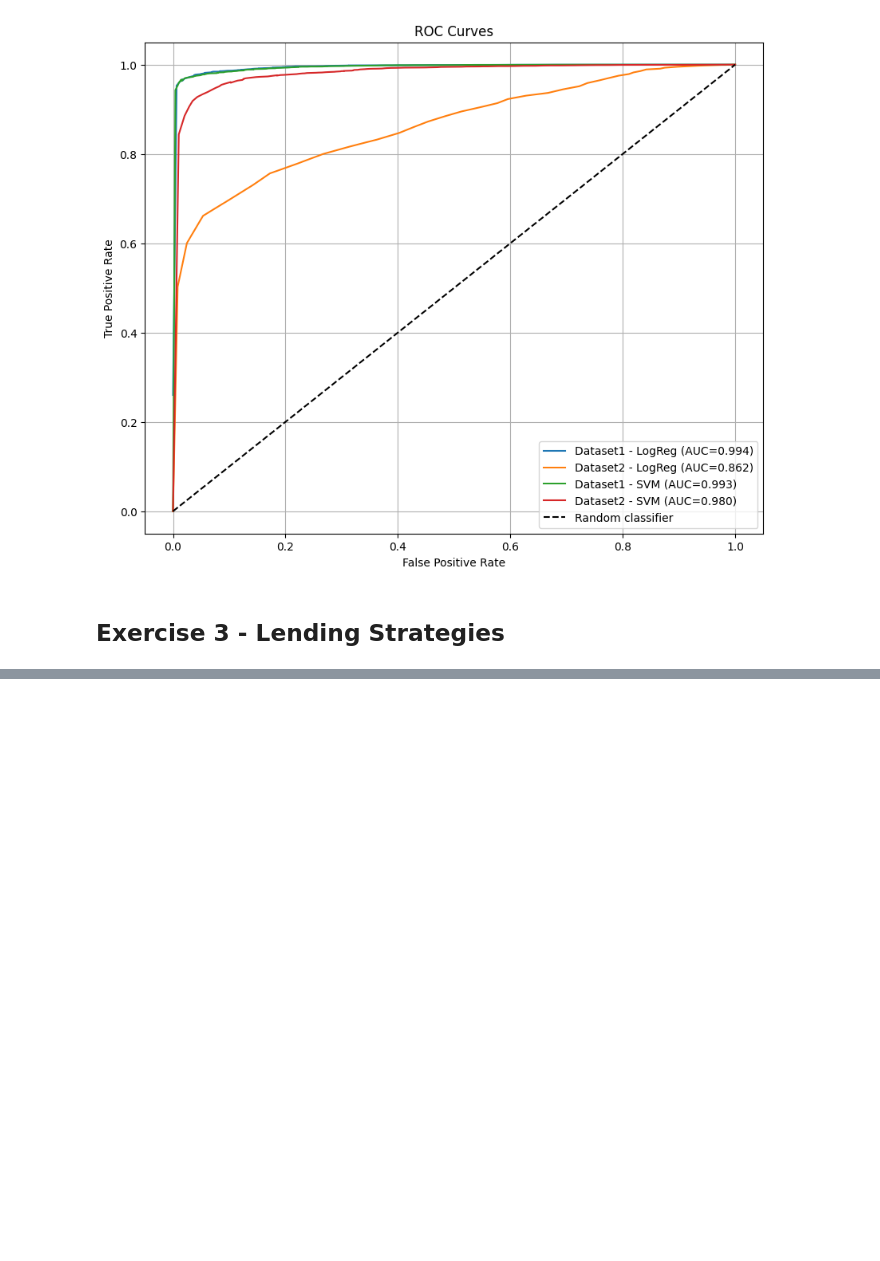
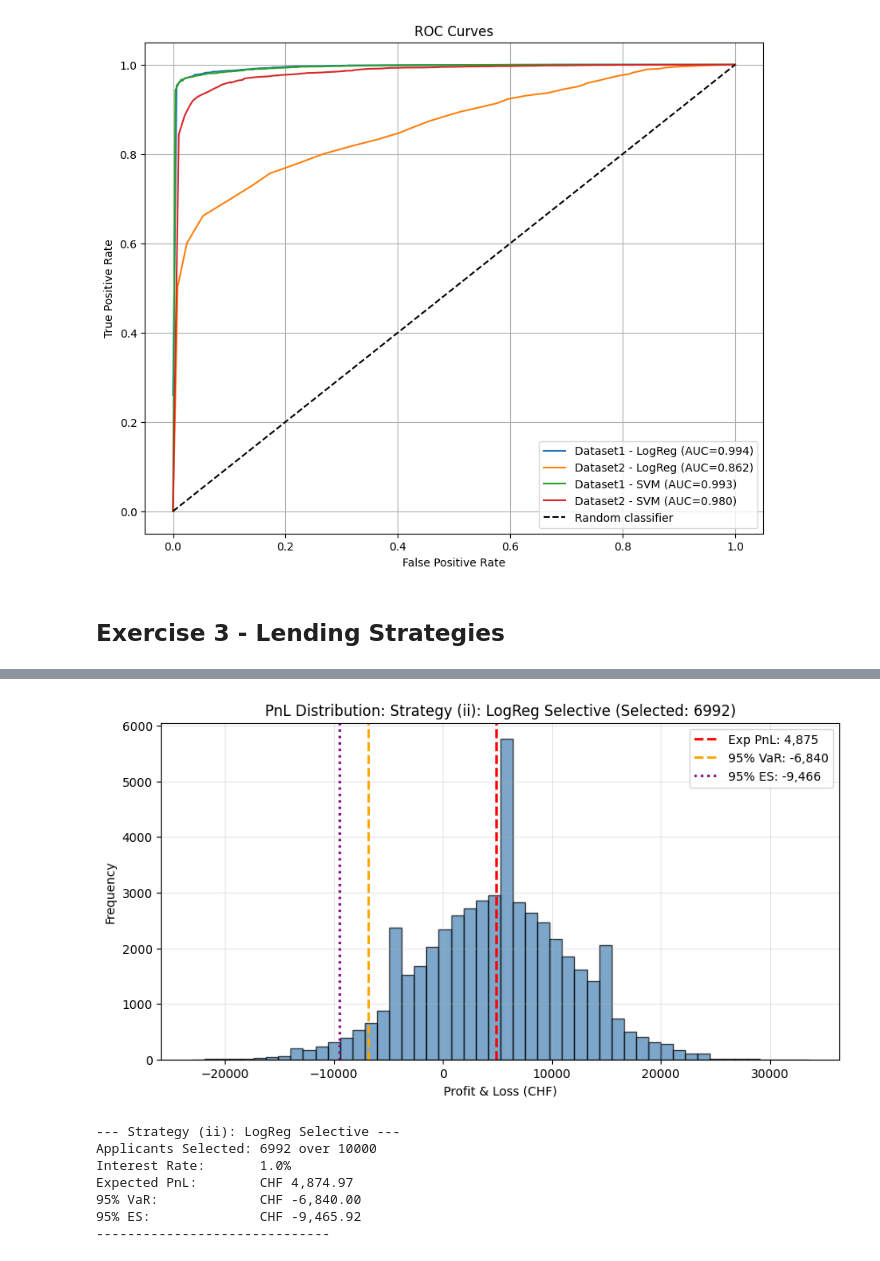
Before and after one commit to matthias-wyss/credit-risk-modeling, a Jupyter notebook: analysis.ipynb, the cells around one changed output, grey strips where cells are left out. Cells and saved outputs as stored; diff of their text form; code cells hidden in the pictures; blank space fills up the shorter version.

```diff
--- a/analysis.ipynb
+++ b/analysis.ipynb
@@ -305,34 +404,16 @@ plt.show()
 # %%
-# Exercise 3.
-
-# Set model parameters and define matrix D
-
-
-# Scenario 1:
-# Define Portfolio and possible outcomes for this portfolio using matrix D
-
-
+# Scenario 2: Lend selectively (LogReg >= 95%) at 1% interest
+# Define Portfolio and possible outcomes using the matrix D and the predicted default probabilities from the logistic regression model
 # Plot the histogram of profits and losses
-
-
 # Calculate expected profit and losses, compute 95%-VaR and 95%-ES
-
-
-# Scenario 2:
-# Define Portfolio and possible outcomes using the matrix D and the predicted default probabilities from the logistic regression model
-
-
-# Plot the histogram of profits and losses
-
-
-# Calculate expected profit and losses, compute 95%-VaR and 95%-ES
-
-
-# Scenario 3:
-# Define Portfolio and possible outcomes using the matrix D and the predicted default probabilities from the SVM model
-
-
-# Plot the histogram of profits and losses
-
-
-# Calculate expected profit and losses, compute 95%-VaR and 95%-ES
+mask_logreg = pred2_test_logreg[:, 1] >= 0.95
+evaluate_strategy("Strategy (ii): LogReg Selective", mask_logreg, 0.01, D)
+# %% [output]
+[figure, added]
+--- Strategy (ii): LogReg Selective ---
+Applicants Selected: 6992 over 10000
+Interest Rate:       1.0%
+Expected PnL:        CHF 4,874.97
+95% VaR:             CHF -6,840.00
+95% ES:              CHF -9,465.92
+------------------------------
```
Also changed, not shown: parts of 4 cells of this notebook.
